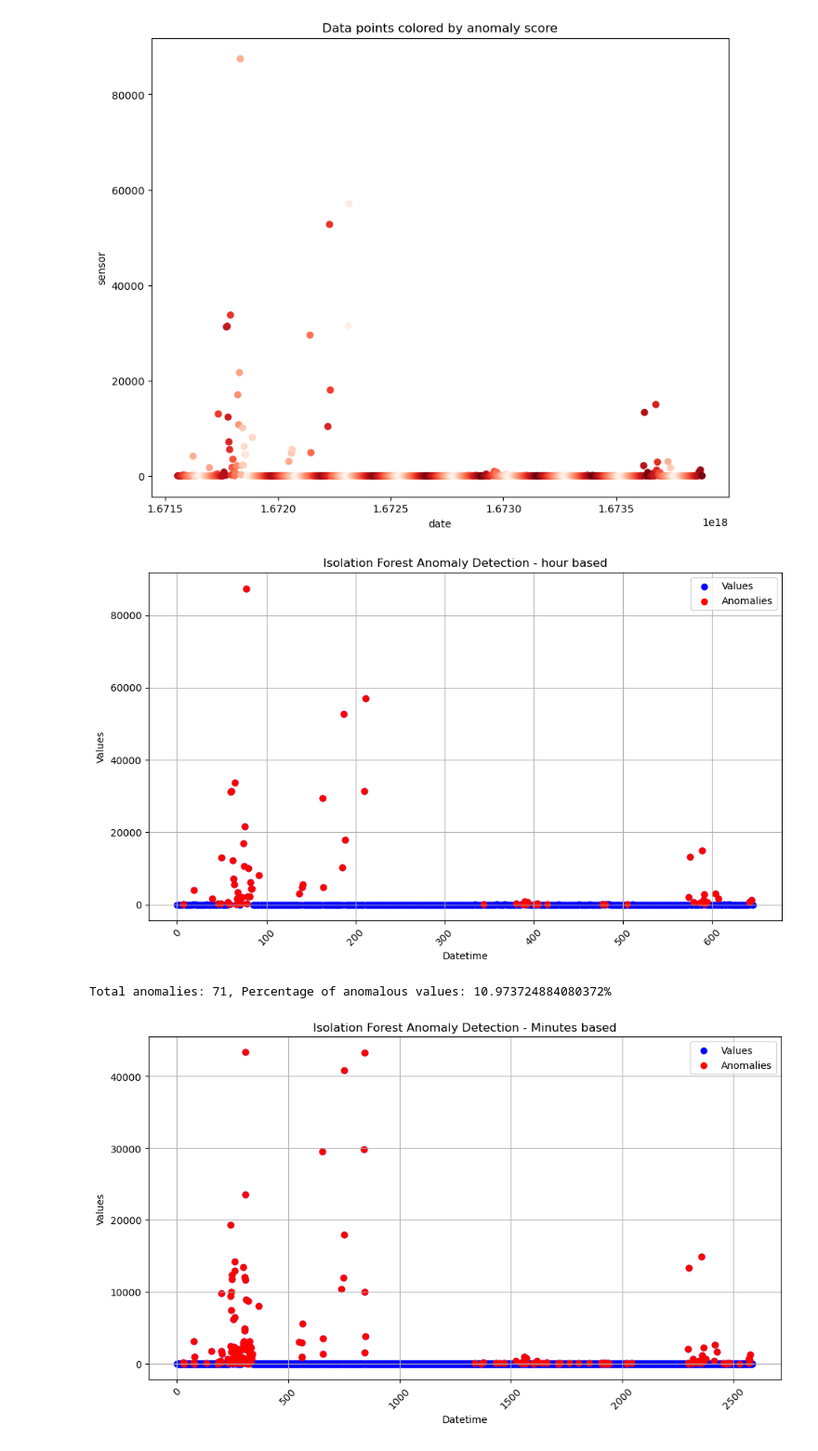
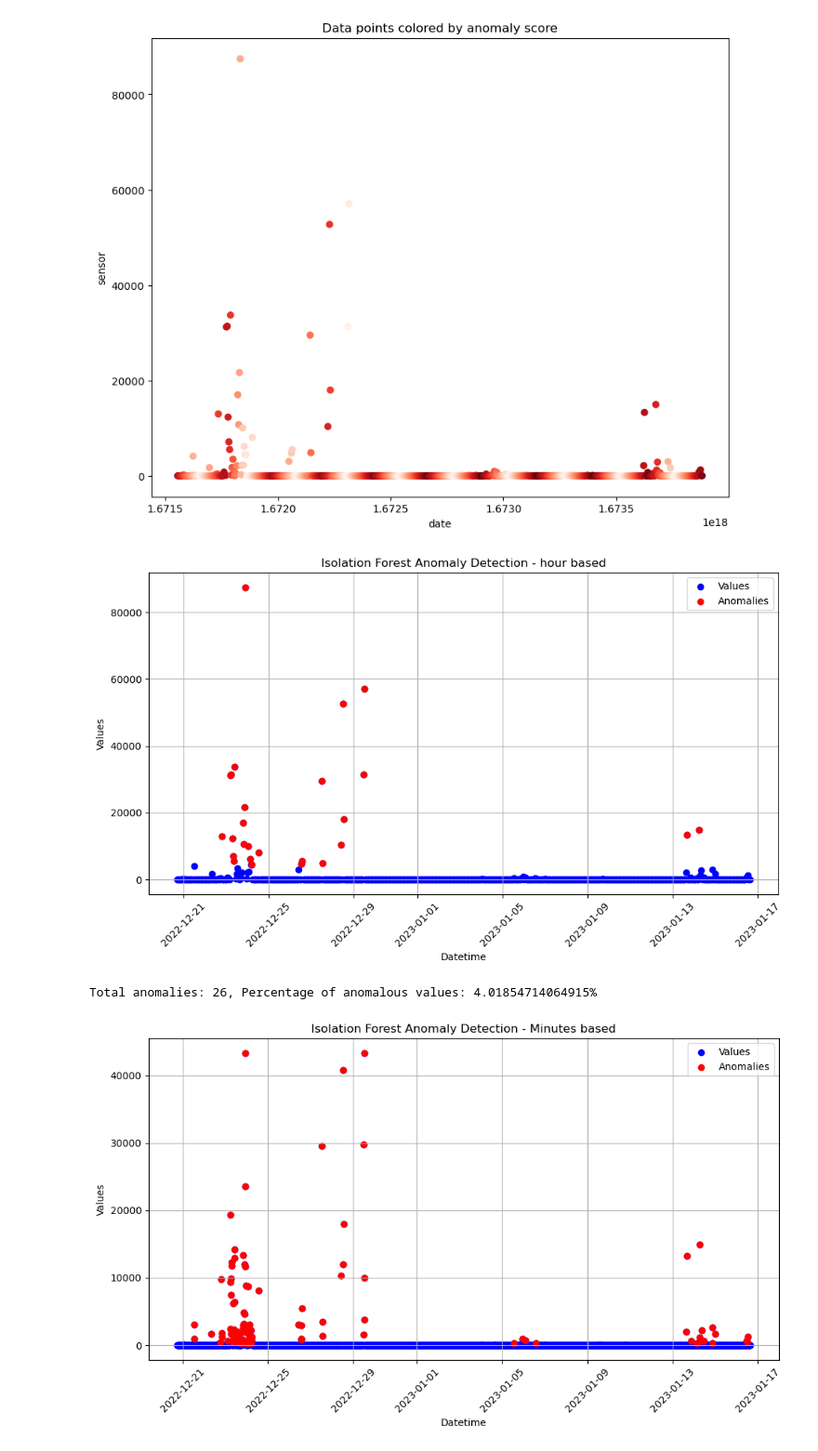
Before and after one commit to AsifTanvir/SEAD-analysis, a Jupyter notebook: Sam_data_analysis.ipynb, the cells around one changed output. Shown at 93% size. Drawn from its saved outputs; the diff is of its cells as text; code cells hidden in the pictures.

```diff
--- a/Sam_data_analysis.ipynb
+++ b/Sam_data_analysis.ipynb
@@ -185,7 +215,7 @@ df_hourly['date'] = pd.to_datetime(df_hourly['date'])
 values = df_hourly[['Value']]  # Selecting the 'values' column as input for the model
 
 # Initialize and fit the IsolationForest model
-model = IsolationForest( random_state=42)
+model = IsolationForest(contamination=0.04, random_state=42)
 df_hourly['anomaly'] = model.fit_predict(values)
 
 # Isolation Forest outputs:
@@ -198,8 +228,8 @@ anomalies = df_hourly[df_hourly['anomaly'] == -1]
 
 # Plot the results
 plt.figure(figsize=(10, 6))
-plt.scatter(df_hourly.index, df_hourly['Value'], label='Values', color='blue')
-plt.scatter(anomalies.index, anomalies['Value'], color='red', label='Anomalies', marker='o')
+plt.scatter(df_hourly['date'], df_hourly['Value'], label='Values', color='blue')
+plt.scatter(anomalies['date'], anomalies['Value'], color='red', label='Anomalies', marker='o')
 plt.title('Isolation Forest Anomaly Detection - hour based')
 plt.xlabel('Datetime')
 plt.ylabel('Values')
@@ -224,40 +254,38 @@ df_minute['date'] = pd.to_datetime(df_minute['date'])
 # Prepare data for IsolationForest
 values_m = df_minute[['Value']]  # Selecting the 'values' column as input for the model
 
-# Initialize and fit the IsolationForest model
-model = IsolationForest( random_state=42)
 df_minute['anomaly'] = model.fit_predict(values_m)
 
 # Isolation Forest outputs:
 # -1 for anomalies
 #  1 for normal data points
 
 # Filter the anomalies
 anomalies_m = df_minute[df_minute['anomaly'] == -1]
 # print(df)
 
 # Plot the results
 plt.figure(figsize=(10, 6))
-plt.scatter(df_minute.index, df_minute['Value'], label='Values', color='blue')
-plt.scatter(anomalies_m.index, anomalies_m['Value'], color='red', label='Anomalies', marker='o')
+plt.scatter(df_minute['date'], df_minute['Value'], label='Values', color='blue')
+plt.scatter(anomalies_m['date'], anomalies_m['Value'], color='red', label='Anomalies', marker='o')
 plt.title('Isolation Forest Anomaly Detection - Minutes based')
 plt.xlabel('Datetime')
 plt.ylabel('Values')
 plt.legend()
 plt.xticks(rotation=45)
 plt.grid(True)
 plt.tight_layout()
 plt.show()
 
 # Print the anomalies detected
-# print(anomalies_m)
+print(anomalies_m)
 # Calculate the percentage of values equal to -1
 count_anomaly_m = (df_minute['anomaly'] == -1).sum()
 
 # Calculate the percentage of values equal to -1
 percentage_m = (count_anomaly_m / len(df_minute)) * 100
 print(f"Total anomalies: {count_anomaly_m}, Percentage of anomalous values: {percentage_m}%")
 # %% [output]
-[figure, old version]
+[figure, new version]
-Total anomalies: 71, Percentage of anomalous values: 10.973724884080372%
+Total anomalies: 26, Percentage of anomalous values: 4.01854714064915%
-[figure, old version]
+[figure, new version]
```
Also changed, not shown: parts of 5 cells of this notebook.
